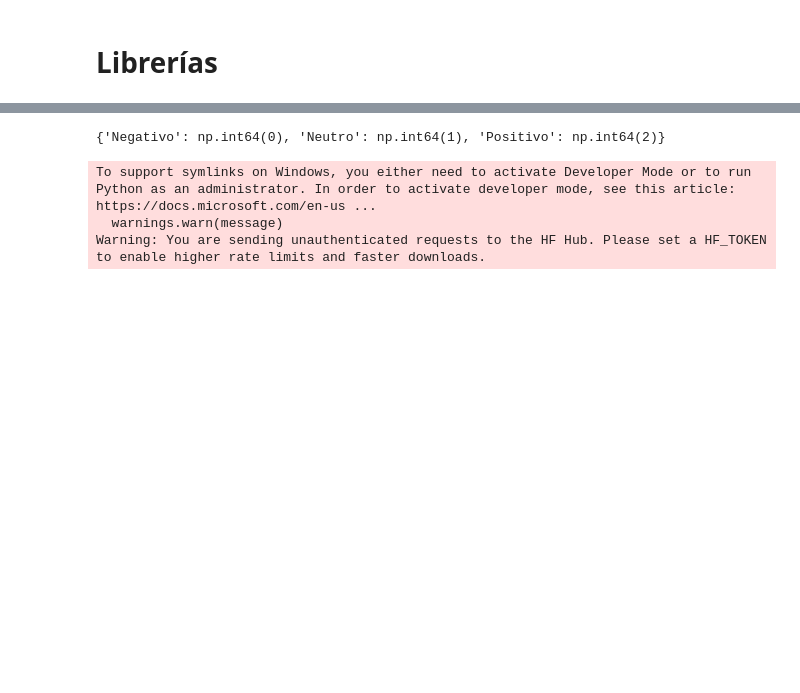
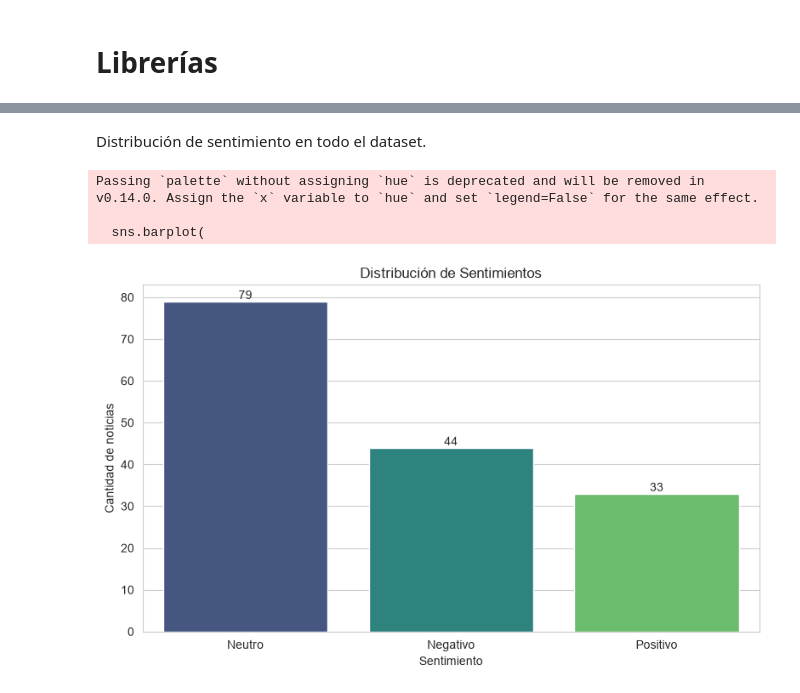
Before and after one commit to Diegopp25/corpus_y_entrenamiento_nlp_migra_venezolana, a Jupyter notebook: Transformation/main_notebook.ipynb, the cells around one changed output, grey strips where cells are left out. Saved outputs shown, nothing was run; the diff lists cells and outputs as text; code cells hidden in the pictures; blank space fills up the shorter version.

Commit message:
Actualización: nuevo gráfico. Distribución de sentimiento entre países

```diff
--- a/Transformation/main_notebook.ipynb
+++ b/Transformation/main_notebook.ipynb
@@ -40,19 +12,0 @@ nlp = spacy.load('es_core_news_sm')
-# %%
-from sklearn.preprocessing import LabelEncoder
-
-le = LabelEncoder()
-
-df["sentimiento"] = le.fit_transform(
-    df["sentimiento"]
-)
-
-print(
-    dict(
-        zip(
-            le.classes_,
-            le.transform(le.classes_)
-        )
-    )
-)
-# %% [output]
-{'Negativo': np.int64(0), 'Neutro': np.int64(1), 'Positivo': np.int64(2)}
@@ -83,10 +12,0 @@ from transformers import AutoTokenizer
-# %%
-MODEL_NAME = "dccuchile/bert-base-spanish-wwm-cased"
-
-tokenizer = AutoTokenizer.from_pretrained(
-    MODEL_NAME
-)
-# %% [output]
-To support symlinks on Windows, you either need to activate Developer Mode or to run Python as an administrator. In order to activate developer mode, see this article: https://docs.microsoft.com/en-us ...
-  warnings.warn(message)
-Warning: You are sending unauthenticated requests to the HF Hub. Please set a HF_TOKEN to enable higher rate limits and faster downloads.
@@ -148,0 +13,35 @@ class MultiTaskDataset(Dataset):
+# %% [markdown]
+Distribución de sentimiento en todo el dataset.
+# %%
+
+# Estilo
+sns.set_style("whitegrid")
+
+# ==========================
+# 1. Distribución general de sentimientos
+# ==========================
+
+plt.figure(figsize=(8, 5))
+
+sentiment_counts = df["sentimiento"].value_counts()
+
+sns.barplot(
+    x=sentiment_counts.index,
+    y=sentiment_counts.values,
+    palette="viridis"
+)
+
+plt.title("Distribución de Sentimientos")
+plt.xlabel("Sentimiento")
+plt.ylabel("Cantidad de noticias")
+
+for i, value in enumerate(sentiment_counts.values):
+    plt.text(i, value, str(value), ha="center", va="bottom")
+
+plt.tight_layout()
+plt.show()
+# %% [output]
+Passing `palette` without assigning `hue` is deprecated and will be removed in v0.14.0. Assign the `x` variable to `hue` and set `legend=False` for the same effect.
+
+  sns.barplot(
+[figure, added]
```
Also changed, not shown: parts of 14 cells of this notebook.
